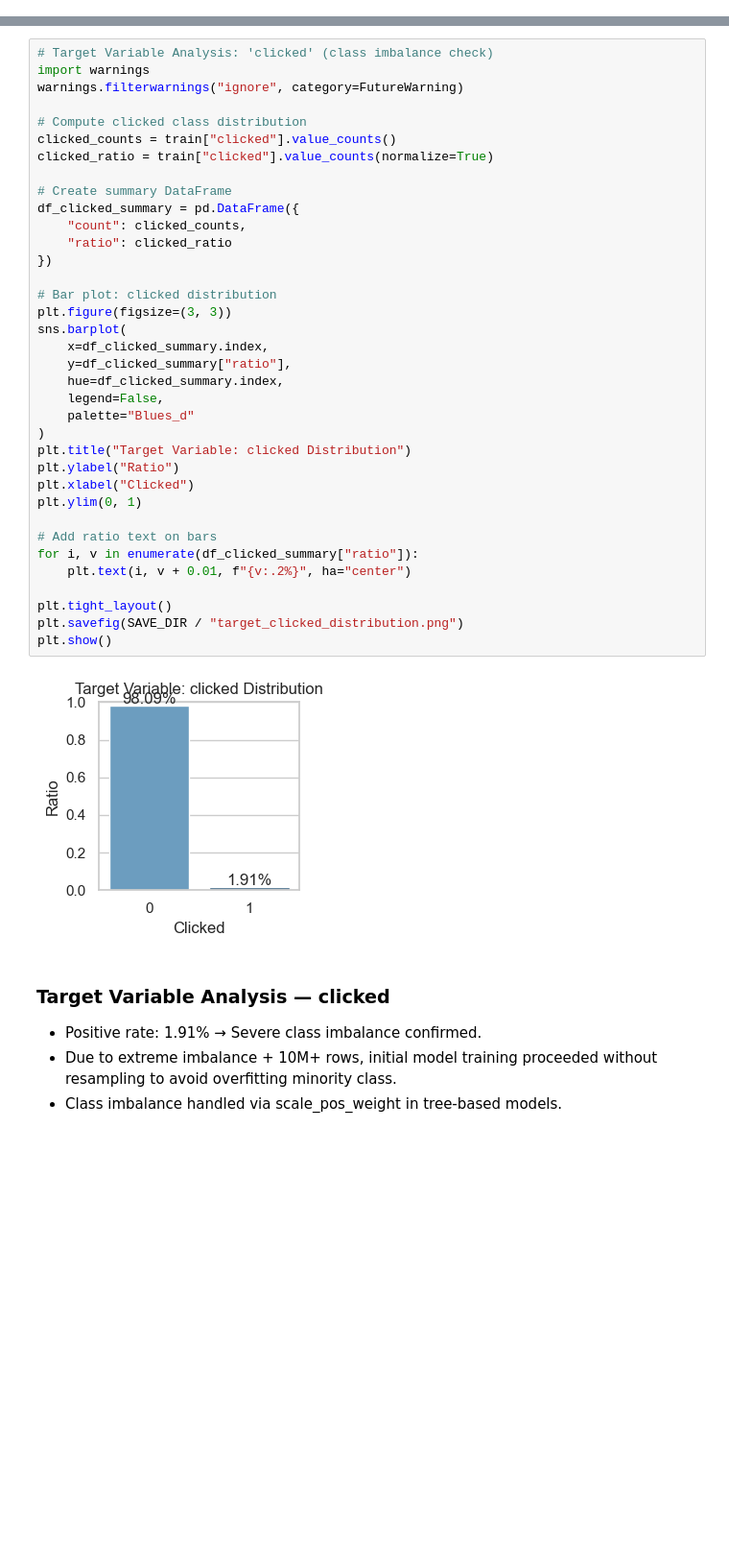
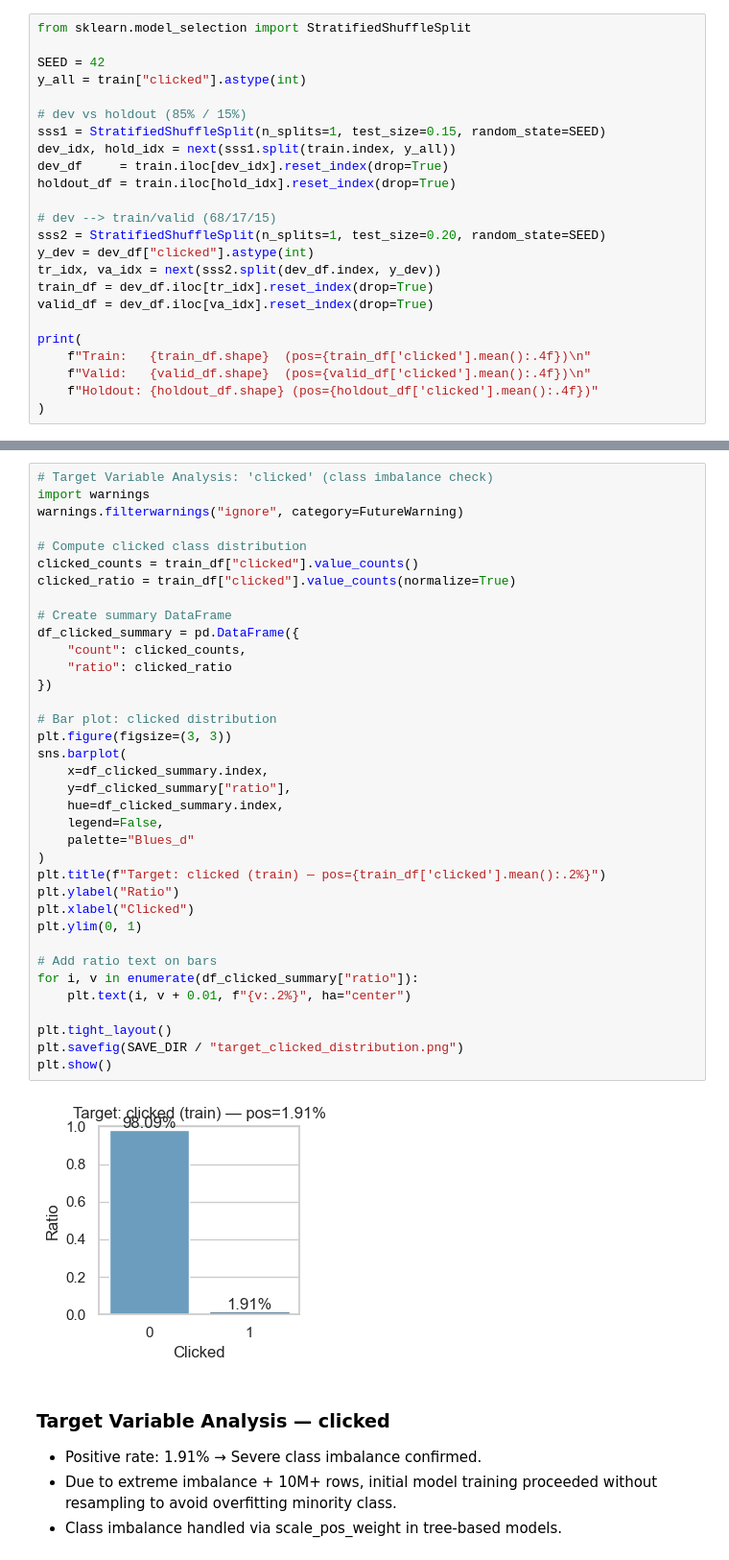
Before and after one commit to siahwang/ctr-click-prediction, a Jupyter notebook: notebooks/01_EDA.ipynb, the cells around one changed output, grey strips where cells are left out. Shown at 96% size. Cells and saved outputs as stored; diff of their text form; blank space fills up the shorter version.

```diff
--- a/notebooks/01_EDA.ipynb
+++ b/notebooks/01_EDA.ipynb
@@ -21,0 +18,24 @@ warnings.filterwarnings("ignore", category=FutureWarning)
+# %%
+from sklearn.model_selection import StratifiedShuffleSplit
+
+SEED = 42
+y_all = train["clicked"].astype(int)
+
+# dev vs holdout (85% / 15%)
+sss1 = StratifiedShuffleSplit(n_splits=1, test_size=0.15, random_state=SEED)
+dev_idx, hold_idx = next(sss1.split(train.index, y_all))
+dev_df     = train.iloc[dev_idx].reset_index(drop=True)
+holdout_df = train.iloc[hold_idx].reset_index(drop=True)
+
+# dev --> train/valid (68/17/15)
+sss2 = StratifiedShuffleSplit(n_splits=1, test_size=0.20, random_state=SEED)
+y_dev = dev_df["clicked"].astype(int)
+tr_idx, va_idx = next(sss2.split(dev_df.index, y_dev))
+train_df = dev_df.iloc[tr_idx].reset_index(drop=True)
+valid_df = dev_df.iloc[va_idx].reset_index(drop=True)
+
+print(
+    f"Train:   {train_df.shape}  (pos={train_df['clicked'].mean():.4f})\n"
+    f"Valid:   {valid_df.shape}  (pos={valid_df['clicked'].mean():.4f})\n"
+    f"Holdout: {holdout_df.shape} (pos={holdout_df['clicked'].mean():.4f})"
+)
@@ -25,38 +49,38 @@ import warnings
 warnings.filterwarnings("ignore", category=FutureWarning)
 
 # Compute clicked class distribution
-clicked_counts = train["clicked"].value_counts()
-clicked_ratio = train["clicked"].value_counts(normalize=True)
+clicked_counts = train_df["clicked"].value_counts()
+clicked_ratio = train_df["clicked"].value_counts(normalize=True)
 
 # Create summary DataFrame
 df_clicked_summary = pd.DataFrame({
     "count": clicked_counts,
     "ratio": clicked_ratio
 })
 
 # Bar plot: clicked distribution
 plt.figure(figsize=(3, 3))
 sns.barplot(
     x=df_clicked_summary.index,
     y=df_clicked_summary["ratio"],
     hue=df_clicked_summary.index,
     legend=False,
     palette="Blues_d"
 )
-plt.title("Target Variable: clicked Distribution")
+plt.title(f"Target: clicked (train) — pos={train_df['clicked'].mean():.2%}")
 plt.ylabel("Ratio")
 plt.xlabel("Clicked")
 plt.ylim(0, 1)
 
 # Add ratio text on bars
 for i, v in enumerate(df_clicked_summary["ratio"]):
     plt.text(i, v + 0.01, f"{v:.2%}", ha="center")
 
 plt.tight_layout()
 plt.savefig(SAVE_DIR / "target_clicked_distribution.png")
 plt.show()
 # %% [output]
-[figure, old version]
+[figure, new version]
 # %% [markdown]
 ### Target Variable Analysis — clicked
 - Positive rate: 1.91% → Severe class imbalance confirmed.
```
Also changed, not shown: parts of 82 cells of this notebook.
